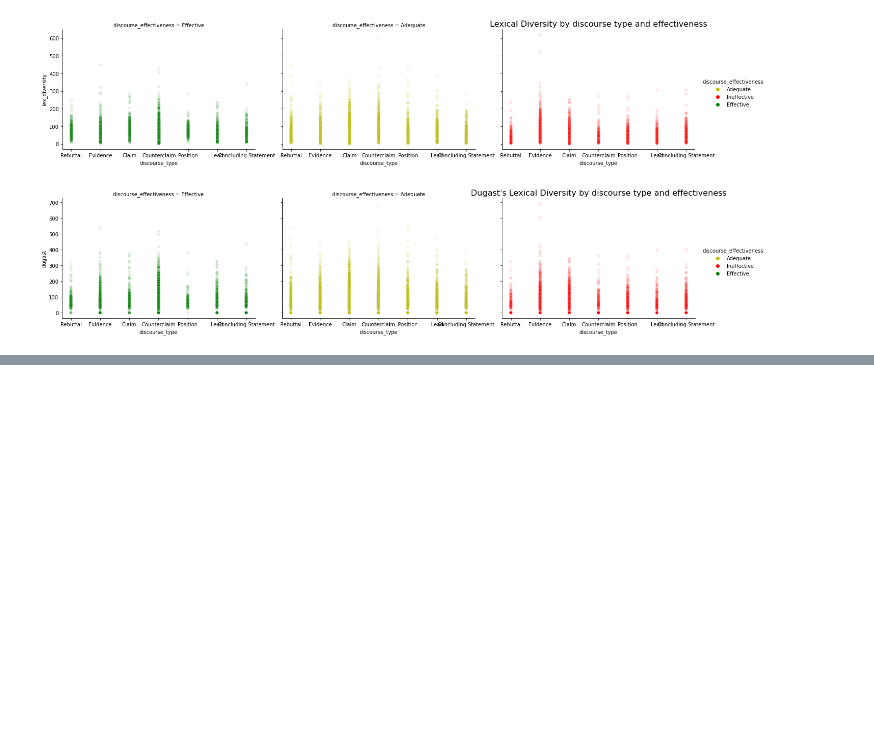
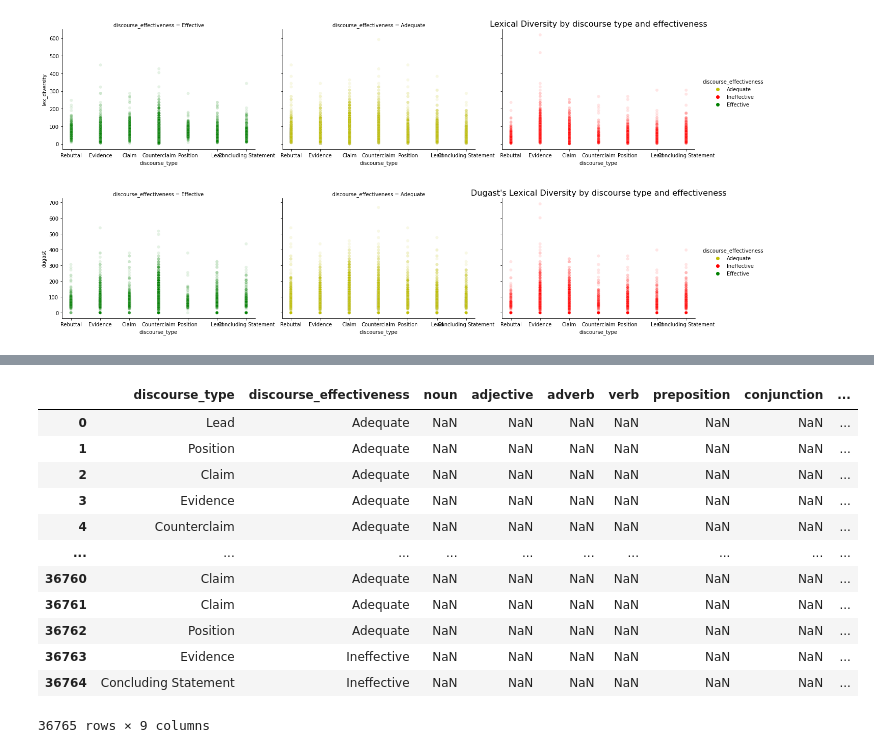
Before and after one commit to niki514/GSU_EffectiveArguments, a Jupyter notebook: DTM_Visualizations.ipynb, the cells around one changed output, grey strips where cells are left out. Drawn from its saved outputs; the diff is of its cells as text; code cells hidden in the pictures; blank space fills up the shorter version.

```diff
--- a/DTM_Visualizations.ipynb
+++ b/DTM_Visualizations.ipynb
@@ -158,0 +250,5 @@ plt.show()
+# %%
+pos_df = pd.DataFrame(columns = ['discourse_type', 'discourse_effectiveness', 'noun', 'adjective', 'adverb', 'verb', 'preposition', 'conjunction', 'interjection'])
+pos_df['discourse_type'] = train['discourse_type']
+pos_df['discourse_effectiveness'] = train['discourse_effectiveness']
+pos_df.loc['noun':'interjection'] = train.loc[:, ['discourse_text']].apply(lambda x: pd.Series(count_pos(x)), axis = 1, result_type = 'expand')
@@ -158,0 +274,16 @@ plt.show()
+# %%
+pos_df
+# %% [output]
+|  | discourse_type | discourse_effectiveness | noun | adjective | adverb | verb | preposition | conjunction | ... |
+| 0 | Lead | Adequate | NaN | NaN | NaN | NaN | NaN | NaN | ... |
+| 1 | Position | Adequate | NaN | NaN | NaN | NaN | NaN | NaN | ... |
+| 2 | Claim | Adequate | NaN | NaN | NaN | NaN | NaN | NaN | ... |
+| 3 | Evidence | Adequate | NaN | NaN | NaN | NaN | NaN | NaN | ... |
+| 4 | Counterclaim | Adequate | NaN | NaN | NaN | NaN | NaN | NaN | ... |
+| ... | ... | ... | ... | ... | ... | ... | ... | ... | ... |
+| 36760 | Claim | Adequate | NaN | NaN | NaN | NaN | NaN | NaN | ... |
+| 36761 | Claim | Adequate | NaN | NaN | NaN | NaN | NaN | NaN | ... |
+| 36762 | Position | Adequate | NaN | NaN | NaN | NaN | NaN | NaN | ... |
+| 36763 | Evidence | Ineffective | NaN | NaN | NaN | NaN | NaN | NaN | ... |
+| 36764 | Concluding Statement | Ineffective | NaN | NaN | NaN | NaN | NaN | NaN | ... |
+36765 rows × 9 columns
```
Also changed, not shown: parts of 3 cells of this notebook.
